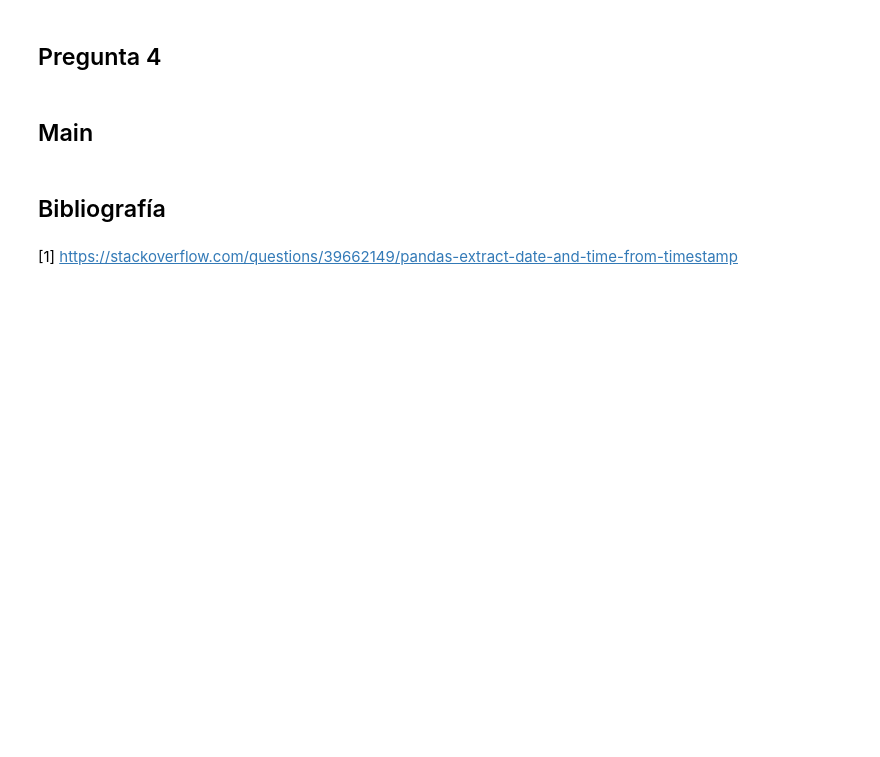
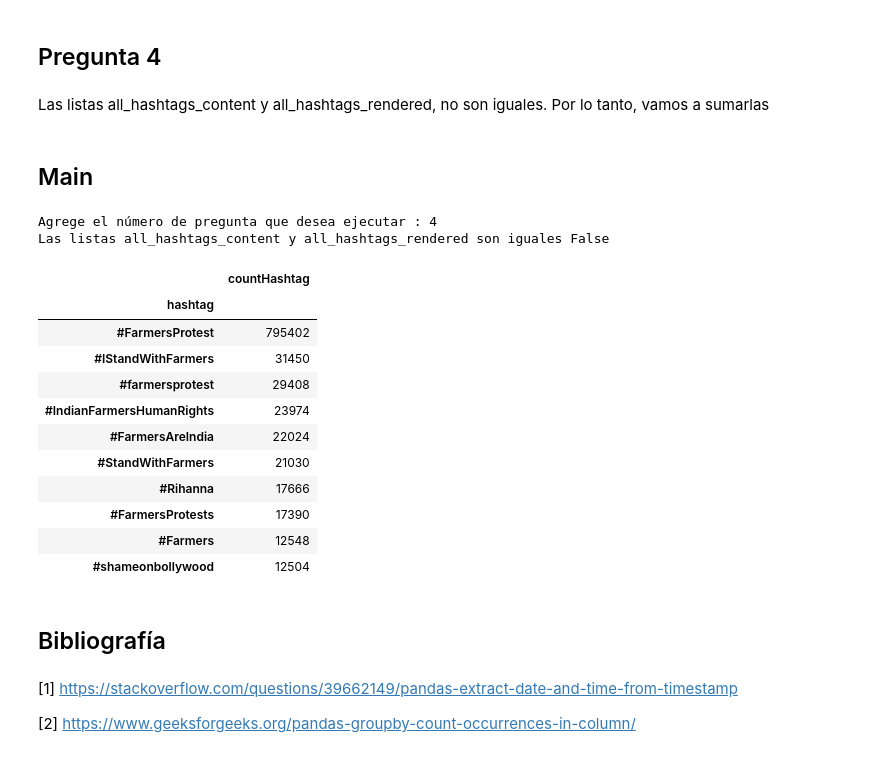
Before and after one commit to CataAlamos/Diagnostico-Capstone-S4, a Jupyter notebook: Diagnostico Capstone.ipynb, the cells around one changed output. Cells and saved outputs as stored; diff of their text form; code cells hidden in the pictures; blank space fills up the shorter version.

```diff
--- a/Diagnostico Capstone.ipynb
+++ b/Diagnostico Capstone.ipynb
@@ -85,12 +74,12 @@ def top_10_tweets_retweeted(clean_data_df):
 ## Pregunta 2
 # %%
 def top_10_users(clean_data_df):
-    return pd.DataFrame(clean_data_df.groupby(['username']).size(), columns = ['emittedTweets']).nlargest(10, 'emittedTweets')
+    display(pd.DataFrame(clean_data_df.groupby(['username']).size(), columns = ['emittedTweets']).nlargest(10, 'emittedTweets'))
 # %% [markdown]
 ## Pregunta 3
 # %%
 def top_10_days(clean_data_df):
-    return pd.DataFrame(clean_data_df.groupby(['date']).size(), columns = ['emittedTweetsDay']).nlargest(10, 'emittedTweetsDay')
+    display(pd.DataFrame(clean_data_df.groupby(['date']).size(), columns = ['emittedTweetsDay']).nlargest(10, 'emittedTweetsDay'))
 # %% [markdown]
 ## Pregunta 4
 # %%
@@ -104,33 +93,55 @@ def getListHashtags(content):
             all_hashtags_content.append(content[i][j])
 
     return all_hashtags_content
+# %% [markdown]
+Las listas all_hashtags_content y all_hashtags_rendered, no son iguales. Por lo tanto, vamos a sumarlas
 # %%
 def top_10_hashtags(clean_data_df):
     all_hashtags_content = getListHashtags(clean_data_df['content'])
     all_hashtags_rendered = getListHashtags(clean_data_df['renderedContent'])
 
+    print(f"Las listas all_hashtags_content y all_hashtags_rendered son iguales: {all_hashtags_content == all_hashtags_rendered}")
     all_hashtags = all_hashtags_rendered + all_hashtags_content
 
     all_hashtags_df = pd.DataFrame(all_hashtags, columns = ["hashtag"])
-    return pd.DataFrame(all_hashtags_df.groupby(['hashtag']).size(), columns = ['countHashtag']).nlargest(10, 'countHashtag')
+    display(pd.DataFrame(all_hashtags_df.groupby(['hashtag']).size(), columns = ['countHashtag']).nlargest(10, 'countHashtag'))
 # %% [markdown]
 ## Main
 # %%
 def main(question_number):
     if question_number == 1:
         return top_10_tweets_retweeted(clean_data_df)
+
     elif question_number == 2:
         return top_10_users(clean_data_df)
+
     elif question_number == 3:
         return top_10_days(clean_data_df)
+
     elif question_number == 4:
         return top_10_hashtags(clean_data_df)
-
-if __name__ == "__main__":
-    question_number = input("Agrege el número de pregunta que desea ejecutar \n")
-    output = main(question_number)
-    print(output)
+# %%
+if __name__ == "__main__":
+    question_number = int(input("Agrege el número de pregunta que desea ejecutar : "))
+    main(question_number)
+# %% [output]
+Agrege el número de pregunta que desea ejecutar : 4
+Las listas all_hashtags_content y all_hashtags_rendered son iguales False
+|  | countHashtag |
+| hashtag |  |
+| #FarmersProtest | 795402 |
+| #IStandWithFarmers | 31450 |
+| #farmersprotest | 29408 |
+| #IndianFarmersHumanRights | 23974 |
+| #FarmersAreIndia | 22024 |
+| #StandWithFarmers | 21030 |
+| #Rihanna | 17666 |
+| #FarmersProtests | 17390 |
+| #Farmers | 12548 |
+| #shameonbollywood | 12504 |
 # %% [markdown]
 ## Bibliografía
 # %% [markdown]
 [1] https://stackoverflow.com/questions/39662149/pandas-extract-date-and-time-from-timestamp
+
+[2] https://www.geeksforgeeks.org/pandas-groupby-count-occurrences-in-column/
```
Also changed, not shown: parts of 5 cells of this notebook.
